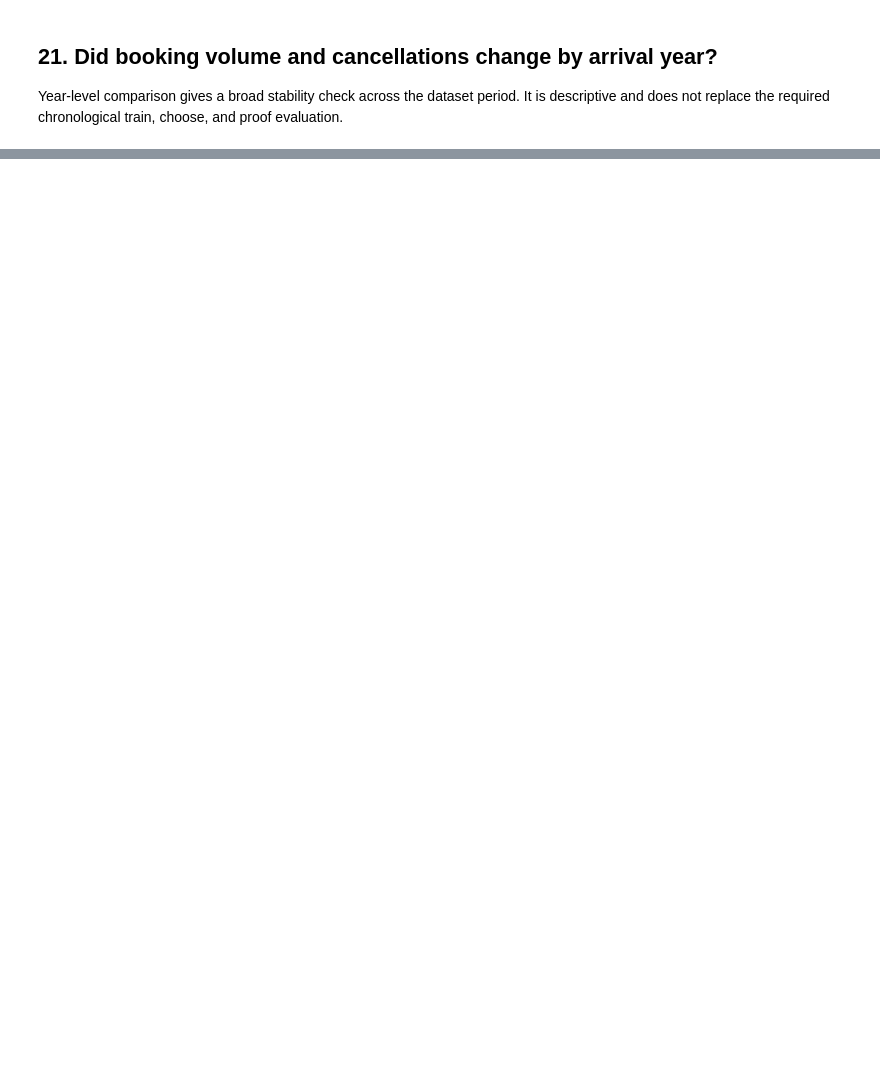
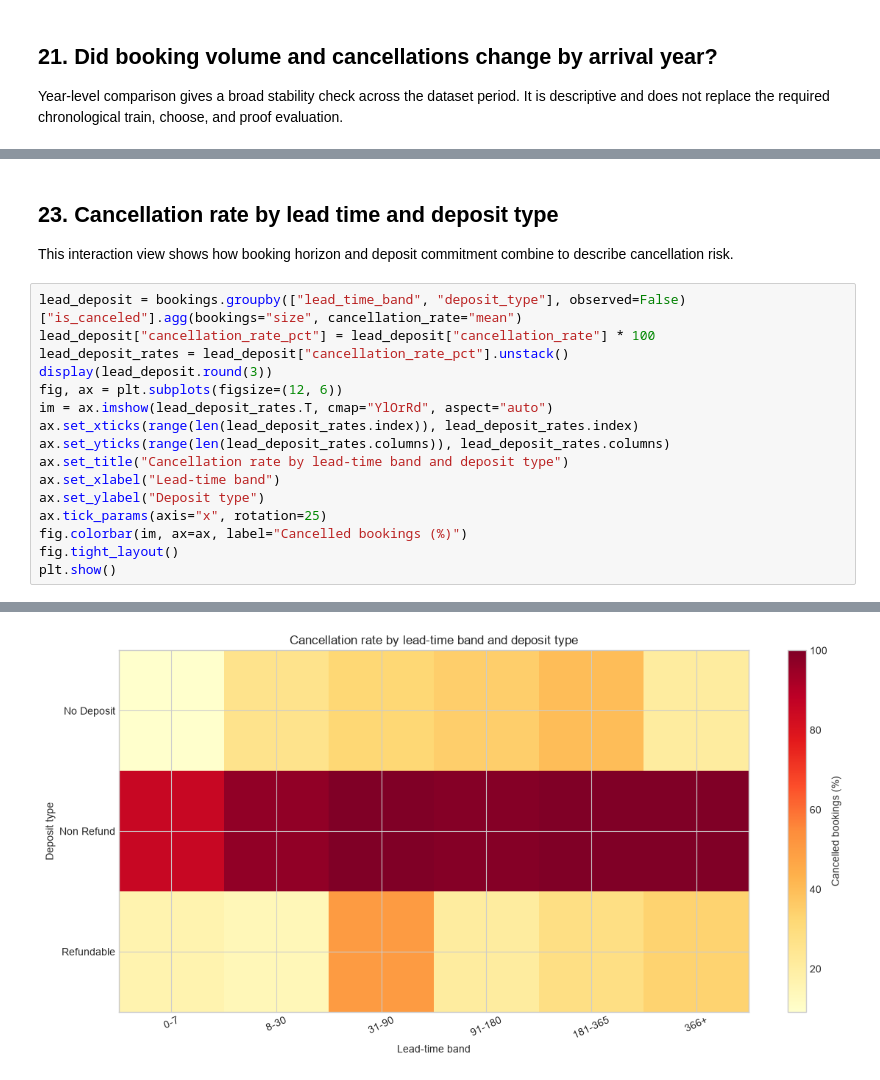
Before and after one commit to hashincludeaayush/Project_Oversell_IITGN, a Jupyter notebook: notebooks/04_exploratory_insights.ipynb, the cells around one changed output, grey strips where cells are left out. Drawn from its saved outputs; the diff is of its cells as text; blank space fills up the shorter version.

```diff
--- a/notebooks/04_exploratory_insights.ipynb
+++ b/notebooks/04_exploratory_insights.ipynb
@@ -593,0 +760,21 @@ plt.show()
+# %% [markdown]
+## 23. Cancellation rate by lead time and deposit type
+
+This interaction view shows how booking horizon and deposit commitment combine to describe cancellation risk.
+# %%
+lead_deposit = bookings.groupby(["lead_time_band", "deposit_type"], observed=False)["is_canceled"].agg(bookings="size", cancellation_rate="mean")
+lead_deposit["cancellation_rate_pct"] = lead_deposit["cancellation_rate"] * 100
+lead_deposit_rates = lead_deposit["cancellation_rate_pct"].unstack()
+display(lead_deposit.round(3))
+fig, ax = plt.subplots(figsize=(12, 6))
+im = ax.imshow(lead_deposit_rates.T, cmap="YlOrRd", aspect="auto")
+ax.set_xticks(range(len(lead_deposit_rates.index)), lead_deposit_rates.index)
+ax.set_yticks(range(len(lead_deposit_rates.columns)), lead_deposit_rates.columns)
+ax.set_title("Cancellation rate by lead-time band and deposit type")
+ax.set_xlabel("Lead-time band")
+ax.set_ylabel("Deposit type")
+ax.tick_params(axis="x", rotation=25)
+fig.colorbar(im, ax=ax, label="Cancelled bookings (%)")
+fig.tight_layout()
+plt.show()
+# %% [output]
@@ -593,0 +799 @@ plt.show()
+[figure, added]
```
Also changed, not shown: parts of 69 cells of this notebook, 1 other file.
